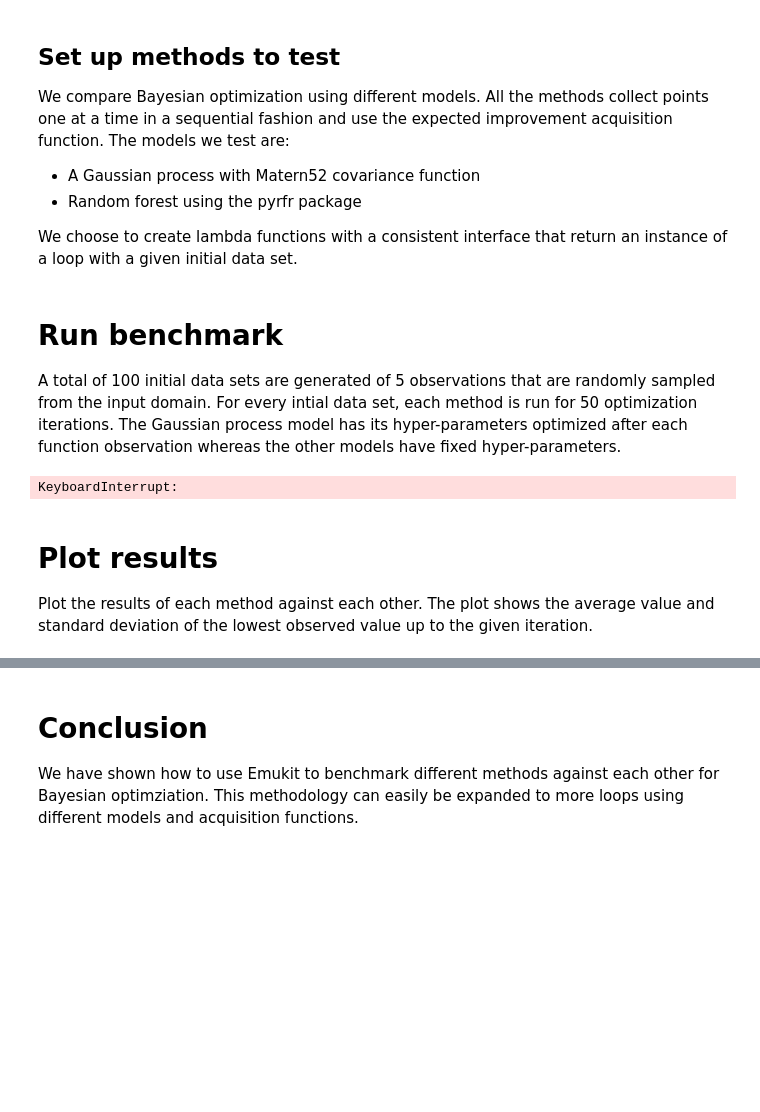
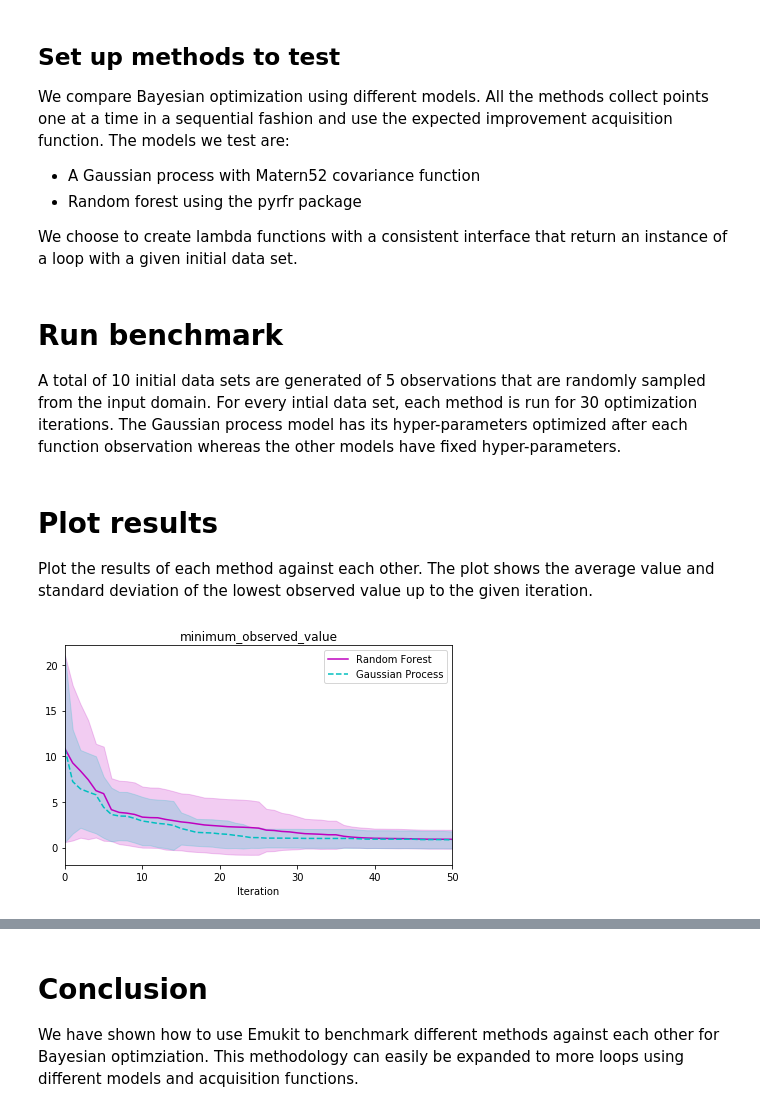
Before and after one commit to EmuKit/emukit, a Jupyter notebook: notebooks/Emukit-Bayesian-optimization-benchmark.ipynb, the cells around one changed output, grey strips where cells are left out. Cells and saved outputs as stored; diff of their text form; code cells hidden in the pictures; blank space fills up the shorter version.

Commit message:
Add benchmarking

```diff
--- a/notebooks/Emukit-Bayesian-optimization-benchmark.ipynb
+++ b/notebooks/Emukit-Bayesian-optimization-benchmark.ipynb
@@ -26,26 +26,27 @@ from emukit.examples.optimization_loops import create_bayesian_optimization_loop
 from emukit.examples.single_objective_bayesian_optimization import GPBayesianOptimization
 
 loops = [
-    lambda x, y: create_bayesian_optimization_loop(x, y, parameter_space, AcquisitionType.EI, ModelType.RandomForest),
-    lambda x, y: GPBayesianOptimization(parameter_space.parameters, x, y, acquisition_type=AcquisitionType.EI,
-                                       noiseless=True)
+    ('Random Forest', lambda x, y: create_bayesian_optimization_loop(x, y, parameter_space, AcquisitionType.EI,
+                                                                     ModelType.RandomForest)),
+    ('Gaussian Process', lambda x, y: GPBayesianOptimization(parameter_space.parameters, x, y,
+                                                             acquisition_type=AcquisitionType.EI, noiseless=True))
 ]
 # %% [markdown]
 # Run benchmark
 
-A total of 100 initial data sets are generated of 5 observations that are randomly sampled from the input domain. For every intial data set, each method is run for 50 optimization iterations. The Gaussian process model has its hyper-parameters optimized after each function observation whereas the other models have fixed hyper-parameters.
+A total of 10 initial data sets are generated of 5 observations that are randomly sampled from the input domain. For every intial data set, each method is run for 30 optimization iterations. The Gaussian process model has its hyper-parameters optimized after each function observation whereas the other models have fixed hyper-parameters.
 # %%
 from emukit.benchmarking.benchmarker import Benchmarker
-from emukit.benchmarking.metrics import MinimumObservedValueMetric
-n_repeats = 100
+from emukit.benchmarking.metrics import MinimumObservedValueMetric, TimeMetric
+n_repeats = 30
 n_initial_data = 5
 n_iterations = 50
 
-benchmarkers = Benchmarker(loops, branin_fcn, parameter_space, metrics=[MinimumObservedValueMetric()])
+metrics = [MinimumObservedValueMetric(), TimeMetric()]
+
+benchmarkers = Benchmarker(loops, branin_fcn, parameter_space, metrics=metrics)
 benchmark_results = benchmarkers.run_benchmark(n_iterations=n_iterations, n_initial_data=n_initial_data,
                                                n_repeats=n_repeats)
-# %% [output]
-KeyboardInterrupt:
 # %% [markdown]
 # Plot results
 
@@ -55,0 +54,11 @@ plots.make_plots()
+# %%
+from emukit.benchmarking.benchmark_plot import BenchmarkPlot
+colours = ['m', 'c']
+line_styles = ['-', '--']
+
+metrics_to_plot = ['minimum_observed_value']
+plots = BenchmarkPlot(benchmark_results, loop_colours=colours, loop_line_styles=line_styles,
+                      metrics_to_plot=metrics_to_plot)
+plots.make_plot()
+# %% [output]
+[figure, added]
```
Also changed, not shown: parts of 4 cells of this notebook, 11 other files.
